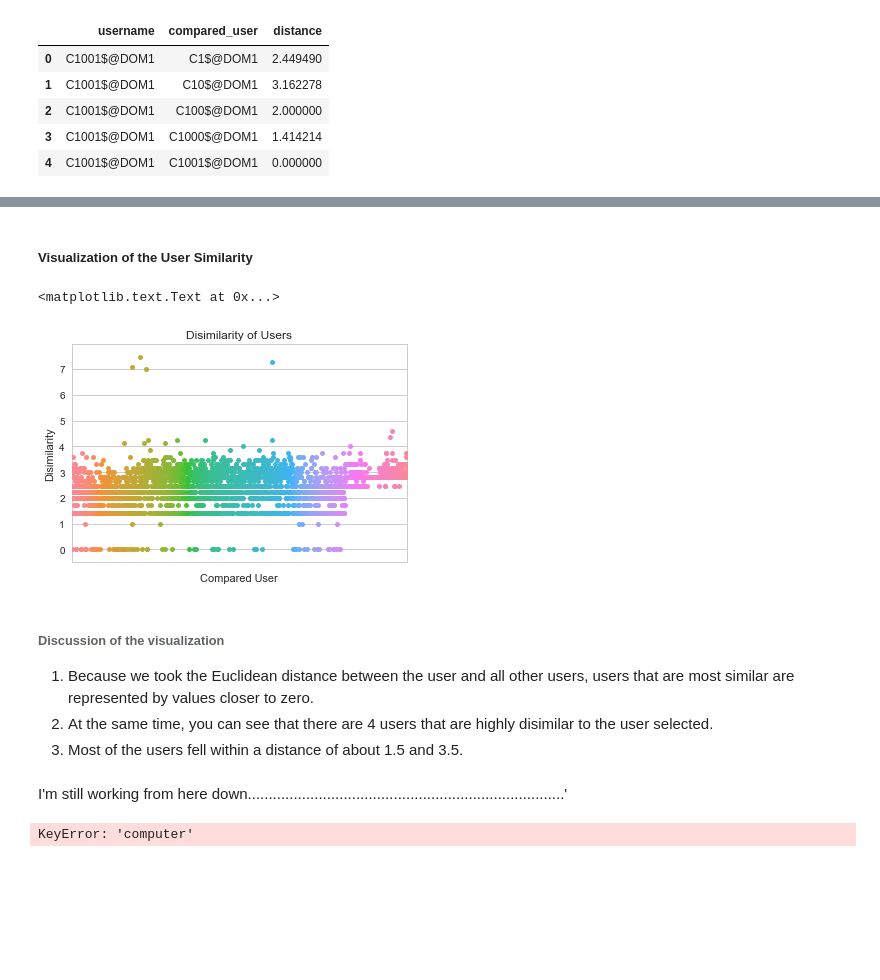
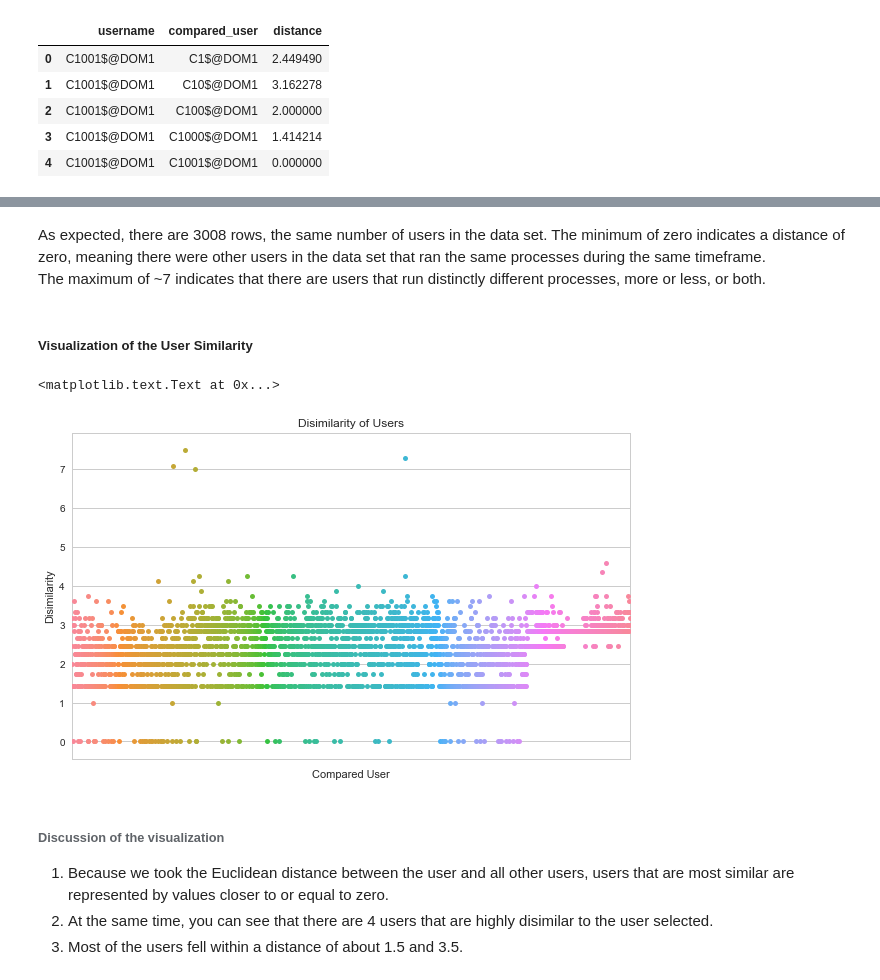
Before and after one commit to perlgirl2002/Capstone, a Jupyter notebook: Capstone.ipynb, the cells around one changed output, grey strips where cells are left out. Drawn from its saved outputs; the diff is of its cells as text; code cells hidden in the pictures; blank space fills up the shorter version.

```diff
--- a/Capstone.ipynb
+++ b/Capstone.ipynb
@@ -231,11 +250,11 @@ Next, we define a function to calcuate the Euclidean distance between a single u
 # %%
 def euclidean_distance(user, df):
     result_df = pd.DataFrame(columns=['username','compared_user','distance'])
-    list = []
+    mylist = []
     for i in df.index:
         distance = np.linalg.norm(df.loc[user]-final_matrix.loc[i])
-        list.append([user, i, distance])
-    result_df = pd.DataFrame(list, columns = ['username','compared_user','distance'])
+        mylist.append([user, i, distance])
+    result_df = pd.DataFrame(mylist, columns = ['username','compared_user','distance'])
     return result_df
 # %% [markdown]
 Following, we select a user from the data and compare this user with the rest of the users in the data.
@@ -253,24 +284,22 @@ result_df.head()
+# %% [markdown]
+As expected, there are 3008 rows, the same number of users in the data set.
+The minimum of zero indicates a distance of zero, meaning there were other users in the data set that ran the same processes during the same timeframe.
+The maximum of ~7 indicates that there are users that run distinctly different processes, more or less, or both.
 # %% [markdown]
 ##### Visualization of the User Similarity
 # %%
+plt.figure(figsize=(10,6))
 sns.set_style('whitegrid')
 g = sns.swarmplot(x='compared_user', y='distance', data=result_df)
 g.set_xticklabels([])
 plt.title('Disimilarity of Users')
 plt.xlabel('Compared User')
 plt.ylabel('Disimilarity')
 # %% [output]
 <matplotlib.text.Text at 0x...>
-[figure, old version]
+[figure, new version]
 # %% [markdown]
 ###### Discussion of the visualization
-1.  Because we took the Euclidean distance between the user and all other users, users that are most similar are represented by values closer to zero.
+1.  Because we took the Euclidean distance between the user and all other users, users that are most similar are represented by values closer to or equal to zero.
 2.  At the same time, you can see that there are 4 users that are highly disimilar to the user selected.
 3.  Most of the users fell within a distance of about 1.5 and 3.5.
-# %% [markdown]
-I'm still working from here down............................................................................'
-# %%
-avg_p = df.groupby(['username','computer'])['process_name'].value_counts()
-avg_p
-# %% [output]
-KeyError: 'computer'
```
Also changed, not shown: parts of 31 cells of this notebook.
